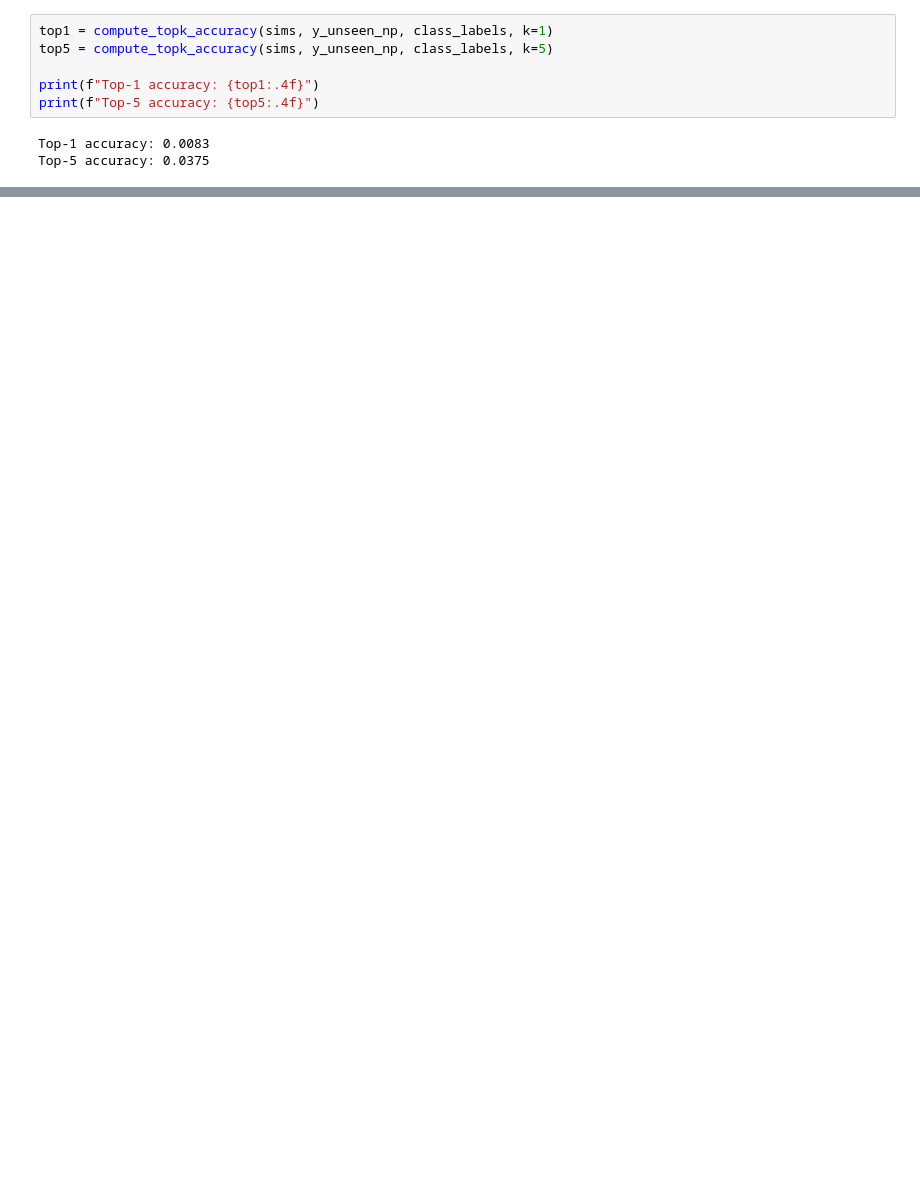
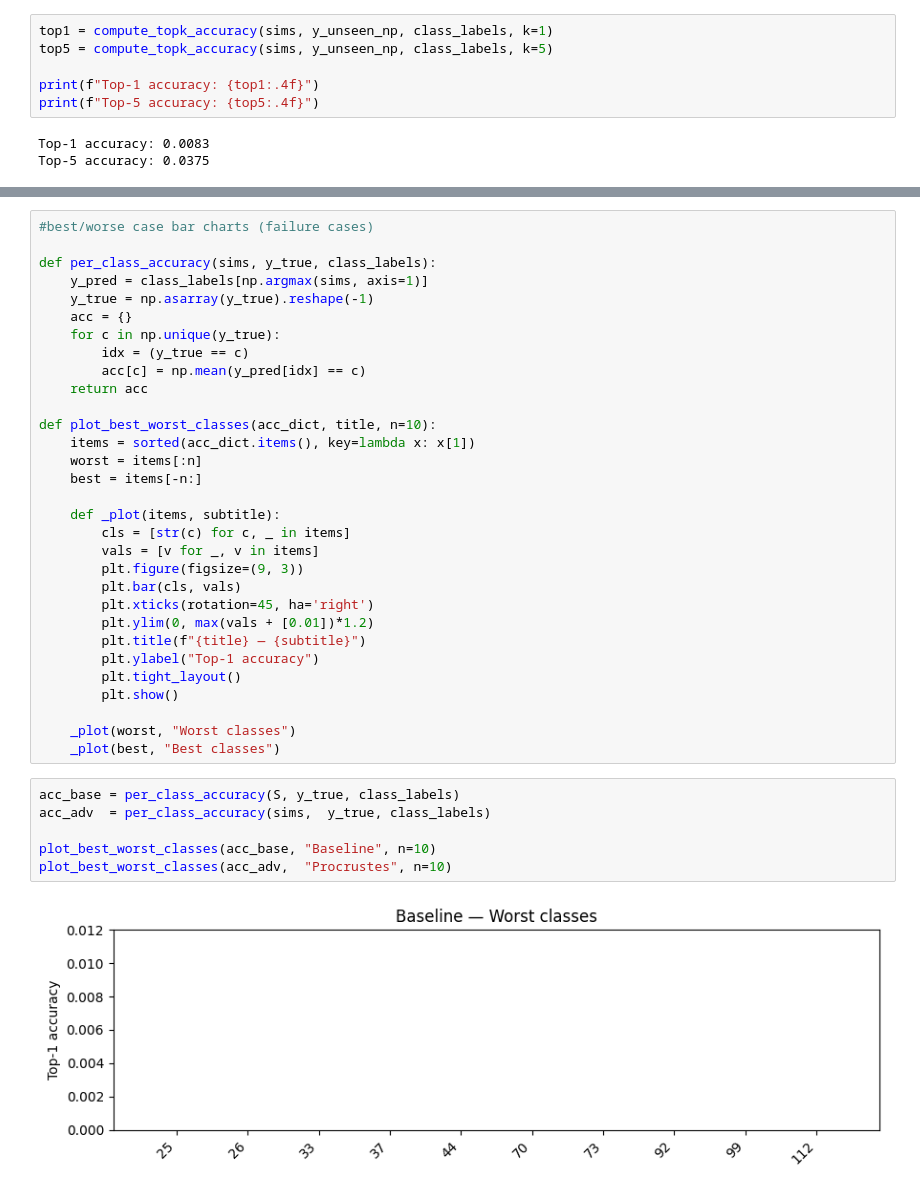
Before and after one commit to ankithr47/ML-Coursework, a Jupyter notebook: models.ipynb, the cells around one changed output, grey strips where cells are left out. Saved outputs shown, nothing was run; the diff lists cells and outputs as text; blank space fills up the shorter version.

```diff
--- a/models.ipynb
+++ b/models.ipynb
@@ -587,0 +548,39 @@ Top-5 accuracy: 0.0375
+# %%
+#best/worse case bar charts (failure cases)
+
+def per_class_accuracy(sims, y_true, class_labels):
+    y_pred = class_labels[np.argmax(sims, axis=1)]
+    y_true = np.asarray(y_true).reshape(-1)
+    acc = {}
+    for c in np.unique(y_true):
+        idx = (y_true == c)
+        acc[c] = np.mean(y_pred[idx] == c)
+    return acc
+
+def plot_best_worst_classes(acc_dict, title, n=10):
+    items = sorted(acc_dict.items(), key=lambda x: x[1])
+    worst = items[:n]
+    best = items[-n:]
+
+    def _plot(items, subtitle):
+        cls = [str(c) for c, _ in items]
+        vals = [v for _, v in items]
+        plt.figure(figsize=(9, 3))
+        plt.bar(cls, vals)
+        plt.xticks(rotation=45, ha='right')
+        plt.ylim(0, max(vals + [0.01])*1.2)
+        plt.title(f"{title} — {subtitle}")
+        plt.ylabel("Top-1 accuracy")
+        plt.tight_layout()
+        plt.show()
+
+    _plot(worst, "Worst classes")
+    _plot(best, "Best classes")
+# %%
+acc_base = per_class_accuracy(S, y_true, class_labels)
+acc_adv  = per_class_accuracy(sims,  y_true, class_labels)
+
+plot_best_worst_classes(acc_base, "Baseline", n=10)
+plot_best_worst_classes(acc_adv,  "Procrustes", n=10)
+# %% [output]
+[figure, added]
```
Also changed, not shown: parts of 32 cells of this notebook, 1 other file.
